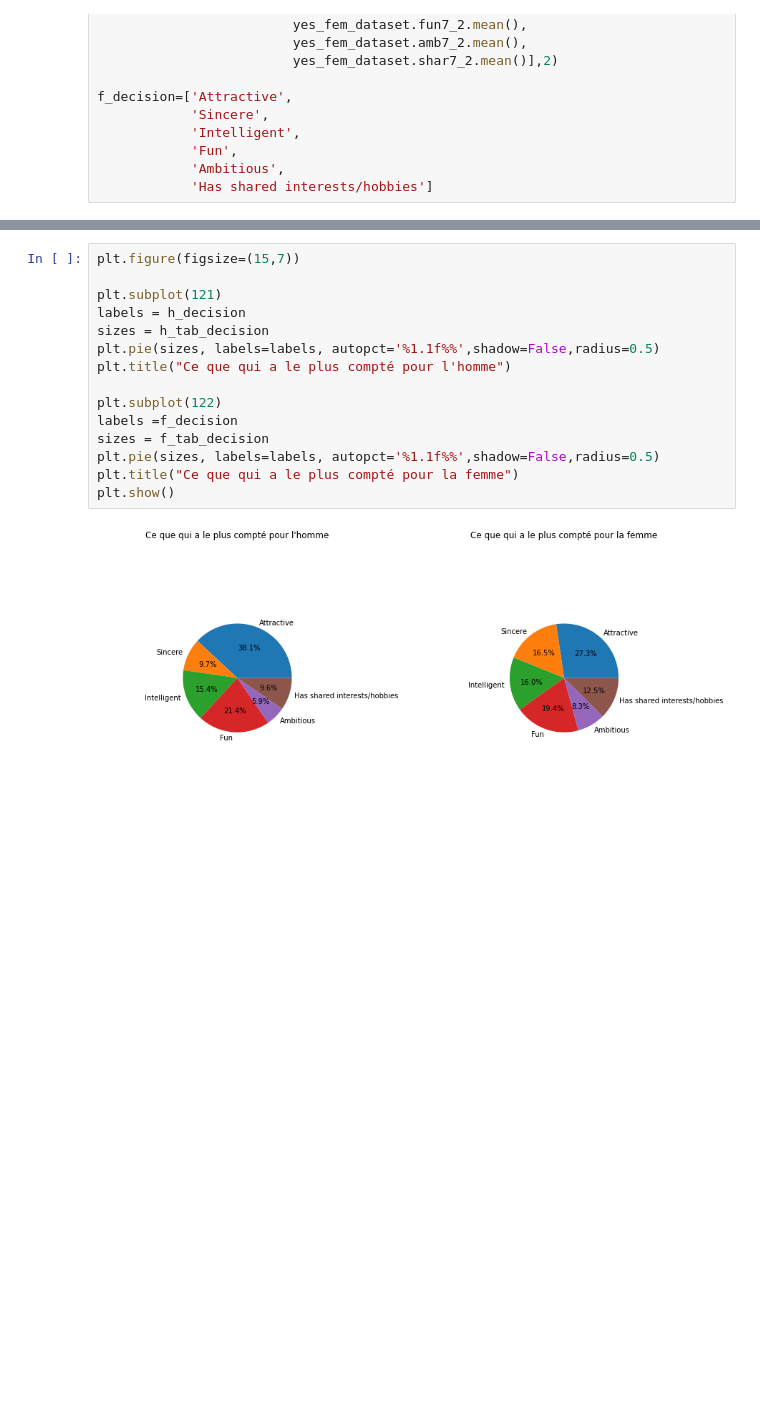
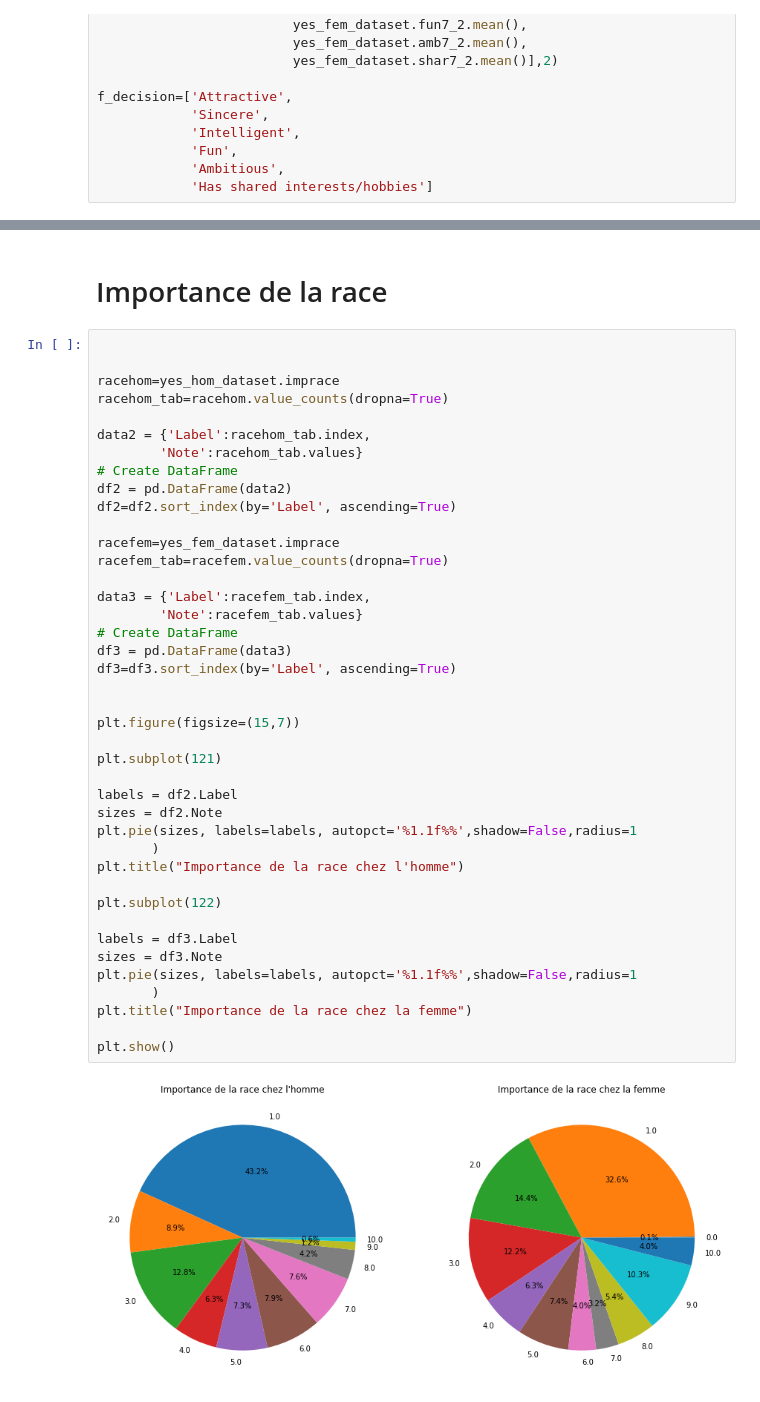
Before and after one commit to jralaizanaka/Data-Science-Projects-Porfolio, a Jupyter notebook: Présentation_du_projet_Speed_Dating.ipynb, the cells around one changed output, grey strips where cells are left out. Drawn from its saved outputs; the diff is of its cells as text; blank space fills up the shorter version.

```diff
--- a/Présentation_du_projet_Speed_Dating.ipynb
+++ b/Présentation_du_projet_Speed_Dating.ipynb
@@ -380,17 +407,45 @@ f_decision=['Attractive',
+# %% [markdown]
+# Importance de la race
 # %%
+
+
+racehom=yes_hom_dataset.imprace
+racehom_tab=racehom.value_counts(dropna=True)
+
+data2 = {'Label':racehom_tab.index,
+        'Note':racehom_tab.values}
+# Create DataFrame
+df2 = pd.DataFrame(data2)
+df2=df2.sort_index(by='Label', ascending=True)
+
+racefem=yes_fem_dataset.imprace
+racefem_tab=racefem.value_counts(dropna=True)
+
+data3 = {'Label':racefem_tab.index,
+        'Note':racefem_tab.values}
+# Create DataFrame
+df3 = pd.DataFrame(data3)
+df3=df3.sort_index(by='Label', ascending=True)
+
+
 plt.figure(figsize=(15,7))
 
 plt.subplot(121)
-labels = h_decision
-sizes = h_tab_decision
-plt.pie(sizes, labels=labels, autopct='%1.1f%%',shadow=False,radius=0.5)
-plt.title("Ce que qui a le plus compté pour l'homme")
+
+labels = df2.Label
+sizes = df2.Note
+plt.pie(sizes, labels=labels, autopct='%1.1f%%',shadow=False,radius=1
+       )
+plt.title("Importance de la race chez l'homme")
 
 plt.subplot(122)
-labels =f_decision
-sizes = f_tab_decision
-plt.pie(sizes, labels=labels, autopct='%1.1f%%',shadow=False,radius=0.5)
-plt.title("Ce que qui a le plus compté pour la femme")
+
+labels = df3.Label
+sizes = df3.Note
+plt.pie(sizes, labels=labels, autopct='%1.1f%%',shadow=False,radius=1
+       )
+plt.title("Importance de la race chez la femme")
+
 plt.show()
 # %% [output]
-[figure, old version]
+[figure, new version]
```
Also changed, not shown: parts of 5 cells of this notebook.
